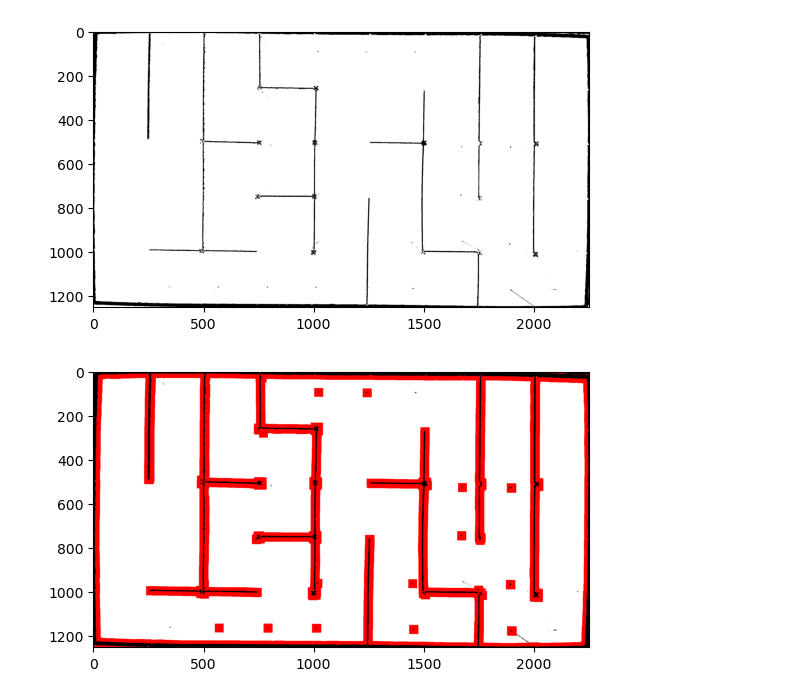
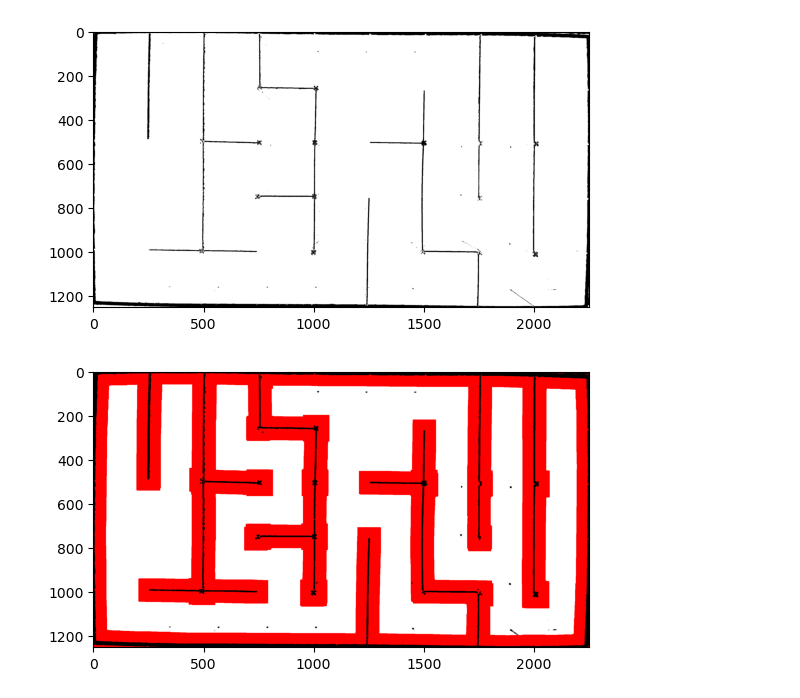
Before and after one commit to KevChen2003/Micromouse-Project, a Jupyter notebook: path_planning.ipynb, the cells around one changed output. Saved outputs shown, nothing was run; the diff lists cells and outputs as text; code cells hidden in the pictures.

Commit message:
increase buffer area + skip noise

```diff
--- a/path_planning.ipynb
+++ b/path_planning.ipynb
@@ -45,11 +45,16 @@ width: 3840
  [-4.06575815e-20  2.03287907e-19  1.00000000e+00]]
 [figure]
 # %%
-def generate_buffer_zone(img, kernels, iteration):
+def generate_buffer_zone(img, kernels, iteration, minObs):
     kernel = np.ones((kernels, kernels), np.uint8)
     gray = cv2.cvtColor(img, cv2.COLOR_RGB2GRAY)
     _, obstacle = cv2.threshold(gray, 0, 255, cv2.THRESH_BINARY_INV)
-    unsafe_zone = cv2.dilate(obstacle, kernel, iterations=iteration)
+    num_labels, labels, stats, _ = cv2.connectedComponentsWithStats(obstacle, connectivity=8)
+    large_obstacles_mask = np.zeros_like(obstacle)
+    for i in range(1, num_labels):
+        if stats[i, cv2.CC_STAT_AREA] > minObs:
+            large_obstacles_mask[labels == i] = 255
+    unsafe_zone = cv2.dilate(large_obstacles_mask, kernel, iterations=iteration)
     unsafe_mask = np.logical_and(unsafe_zone == 255, obstacle == 0)
     img[unsafe_mask] = [255, 0, 0]
     return img
@@ -76,36 +81,36 @@ kernel5 = np.ones((1, 1), np.uint8)
 # Applying dilation to clean up the image
 dilated_image = cv2.dilate(image, kernel4, iterations = 1)
 # dilated_image2 = cv2.dilate(dilated_image, kernel3, iterations = 2)
-erode_image2 = cv2.erode(dilated_image, kernel4, iterations = 3)
+erode_image2 = cv2.erode(dilated_image, kernel3, iterations = 2)
 
-buffer_image = generate_buffer_zone(erode_image2,10,4)
+buffer_image = generate_buffer_zone(erode_image2,100,1,250)
 # dilTE123 = cv2.dilate(erode_image2,kernel4,iterations = 2)
 # erode123 = cv2.erode(dilTE123,kernel4,iterations = 4)
 # dilate12 = cv2.dilate(erode123,kernel4,iterations = 1)
 # dilate13 = cv2.dilate(dilate12,kernel3,iterations = 1)
 # dilate14 = cv2.dilate(dilate13,kernel4,iterations = 1)
 # # dilate15 = cv2.dilate(dilate14,kernel4,iterations = 1)
 # dilate16 = cv2.dilate(dilate14,kernel4,iterations = 1)
 # erode123456 = cv2.erode(dilate16,kernel,iterations = 2)
 # dilate16767 = cv2.dilate(erode123456,kernel,iterations = 2)
 # erodeABCD = cv2.erode(dilate16767,kernel4,iterations = 2)
 # DILATELAST = cv2.dilate(erodeABCD,kernel3,iterations = 1)
 
 # FINALERODE = cv2.erode(DILATELAST,kernel,iterations = 3)
 # dilatelast2 = cv2.dilate(FINALERODE,kernel,iterations = 3)
 # FINALERODE2 = cv2.erode(dilatelast2,kernel3,iterations = 2)
 # dilatelast3 = cv2.dilate(FINALERODE2,kernel3,iterations = 1)
 # # dilatelast4 =
 # FINALERODE3 = cv2.erode(dilatelast3,kernel,iterations = 1)
 # finaldilate = cv2.dilate(FINALERODE3, kernel, iterations = 1)
 # lasttterode = cv2.erode(finaldilate,kernel4,iterations = 3)
 # Displays resulting image
 
 # Displays resulting image
 plt.imshow(buffer_image)
 plt.show()
 # %% [output]
-[figure, old version]
+[figure, new version]
 # %%
 class Node:
     def __init__(self, node_id, x, y):
```
Also changed, not shown: parts of 1 cell of this notebook, 2 other files.
